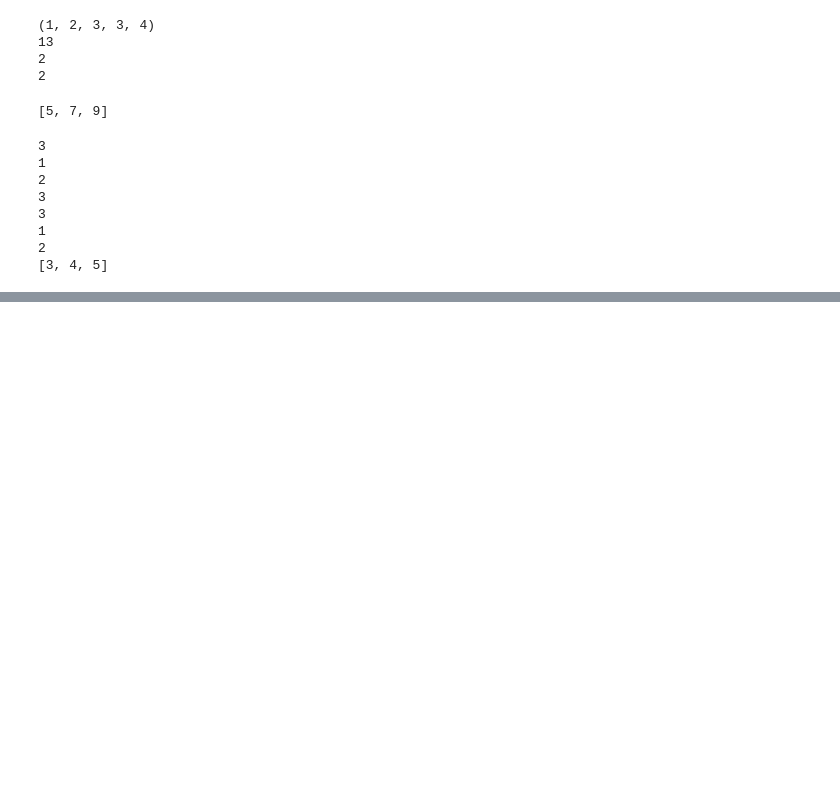
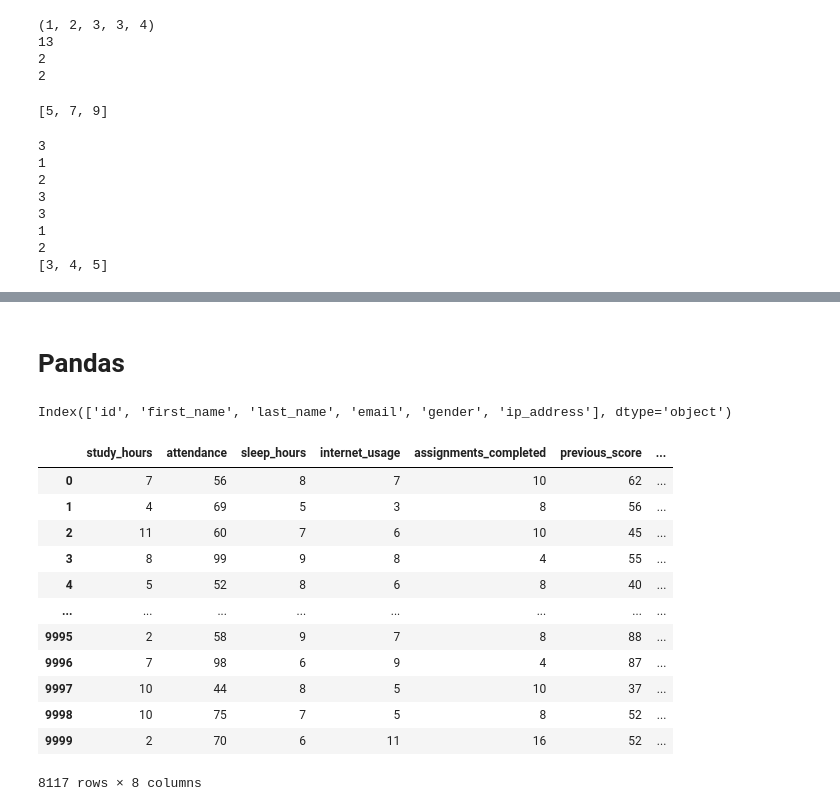
Before and after one commit to subhashhkumarr1116-stack/testing001, a Jupyter notebook: 0Day.ipynb, the cells around one changed output, grey strips where cells are left out. Saved outputs shown, nothing was run; the diff lists cells and outputs as text; code cells hidden in the pictures; blank space fills up the shorter version.

```diff
--- a/0Day.ipynb
+++ b/0Day.ipynb
@@ -342,0 +614,2 @@ print(lst3)
+# %% [markdown]
+# **Pandas**
@@ -342,0 +633,56 @@ print(lst3)
+# %%
+df = pd.read_json('MOCK_DATA.json')
+
+#df.head()
+df.tail(5)
+#df.info()
+#df.describe()
+#df.shape
+
+
+df.columns
+# %% [output]
+Index(['id', 'first_name', 'last_name', 'email', 'gender', 'ip_address'], dtype='object')
+# %%
+df = pd.read_csv('student_data.csv')
+# df.tail(3)
+
+# df[['study_hours', 'internet_usage']]
+
+# df.loc[df['assignments_completed'] == 8].iloc[:, 1]
+
+df[df["assignments_completed"]> 3]
+
+# df["new_column"] = value
+
+# df["age"] = 20
+# df
+
+# remane the column
+#inplace used to change in current data
+
+# df.rename(columns = {'assignments_completed': 'assign_compleeted'}, inplace=True)
+
+# df= df.rename(columns = {'assignments_completed': 'assign_compleeted'})
+# df
+
+# df.columns
+
+# Drop a single column
+# df.drop(columns='internet_usage', axis=0)
+
+# df.drop([1] , axis=1)
+# %% [output]
+|  | study_hours | attendance | sleep_hours | internet_usage | assignments_completed | previous_score | ... |
+| 0 | 7 | 56 | 8 | 7 | 10 | 62 | ... |
+| 1 | 4 | 69 | 5 | 3 | 8 | 56 | ... |
+| 2 | 11 | 60 | 7 | 6 | 10 | 45 | ... |
+| 3 | 8 | 99 | 9 | 8 | 4 | 55 | ... |
+| 4 | 5 | 52 | 8 | 6 | 8 | 40 | ... |
+| ... | ... | ... | ... | ... | ... | ... | ... |
+| 9995 | 2 | 58 | 9 | 7 | 8 | 88 | ... |
+| 9996 | 7 | 98 | 6 | 9 | 4 | 87 | ... |
+| 9997 | 10 | 44 | 8 | 5 | 10 | 37 | ... |
+| 9998 | 10 | 75 | 7 | 5 | 8 | 52 | ... |
+| 9999 | 2 | 70 | 6 | 11 | 16 | 52 | ... |
+8117 rows × 8 columns
```
Also changed, not shown: parts of 21 cells of this notebook.
